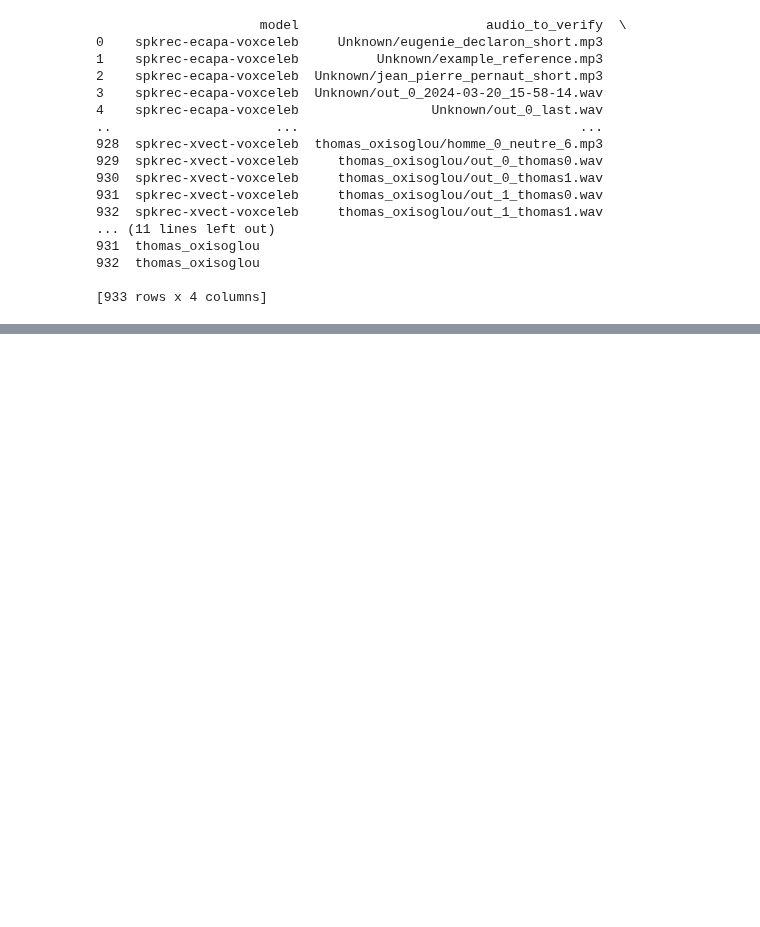
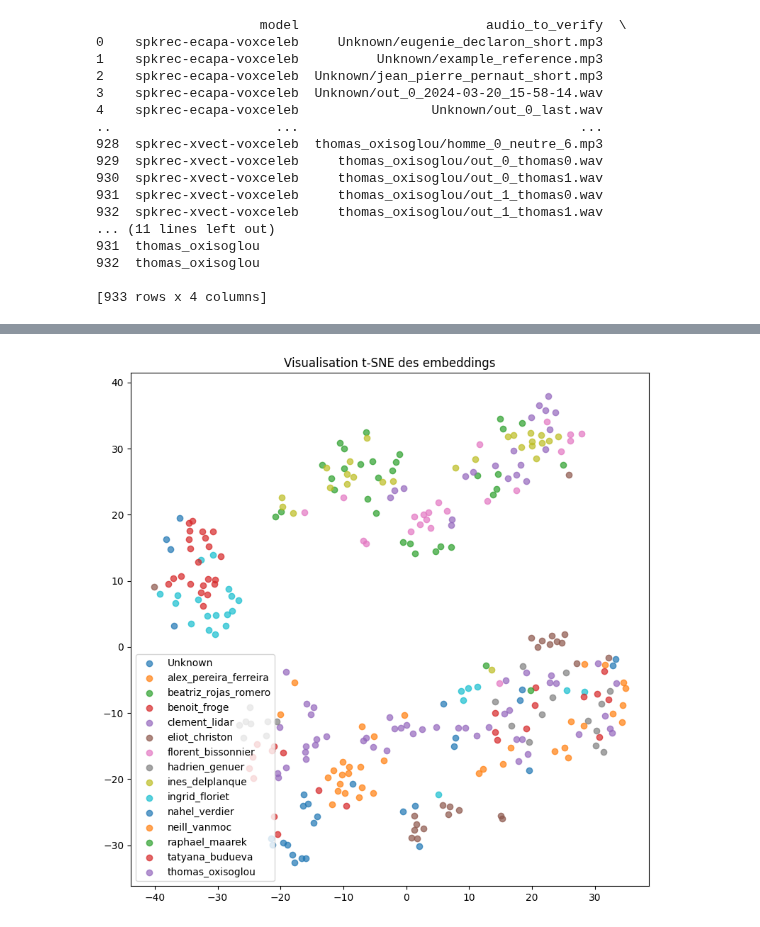
Before and after one commit to eliot-christon/robot-speech-to-speech, a Jupyter notebook: Tools/Evaluation/T1/eval.ipynb, the cells around one changed output, grey strips where cells are left out. Saved outputs shown, nothing was run; the diff lists cells and outputs as text; code cells hidden in the pictures; blank space fills up the shorter version.

```diff
--- a/Tools/Evaluation/T1/eval.ipynb
+++ b/Tools/Evaluation/T1/eval.ipynb
@@ -491,0 +675,25 @@ plt.show()
+# %%
+from sklearn.manifold import TSNE
+from sklearn.decomposition import PCA
+
+tsne = TSNE(n_components=2, random_state=42, perplexity=10, metric='cosine')
+X_tsne = tsne.fit_transform(X)
+
+# plot the t-SNE
+fig, ax = plt.subplots(figsize=(8, 8))
+
+for name in np.unique(y):
+
+    mask = y == name
+    ax.scatter(X_tsne[mask, 0], X_tsne[mask, 1], label=name, alpha=0.7)
+
+ax.legend()
+if FRENCH:
+    ax.set_title("Visualisation t-SNE des embeddings")
+else:
+    ax.set_title("t-SNE visualization of the embeddings")
+plt.tight_layout()
+plt.savefig("plots/tsne.png")
+plt.show()
+# %% [output]
+[figure, added]
```
Also changed, not shown: parts of 22 cells of this notebook, 6 other files.
